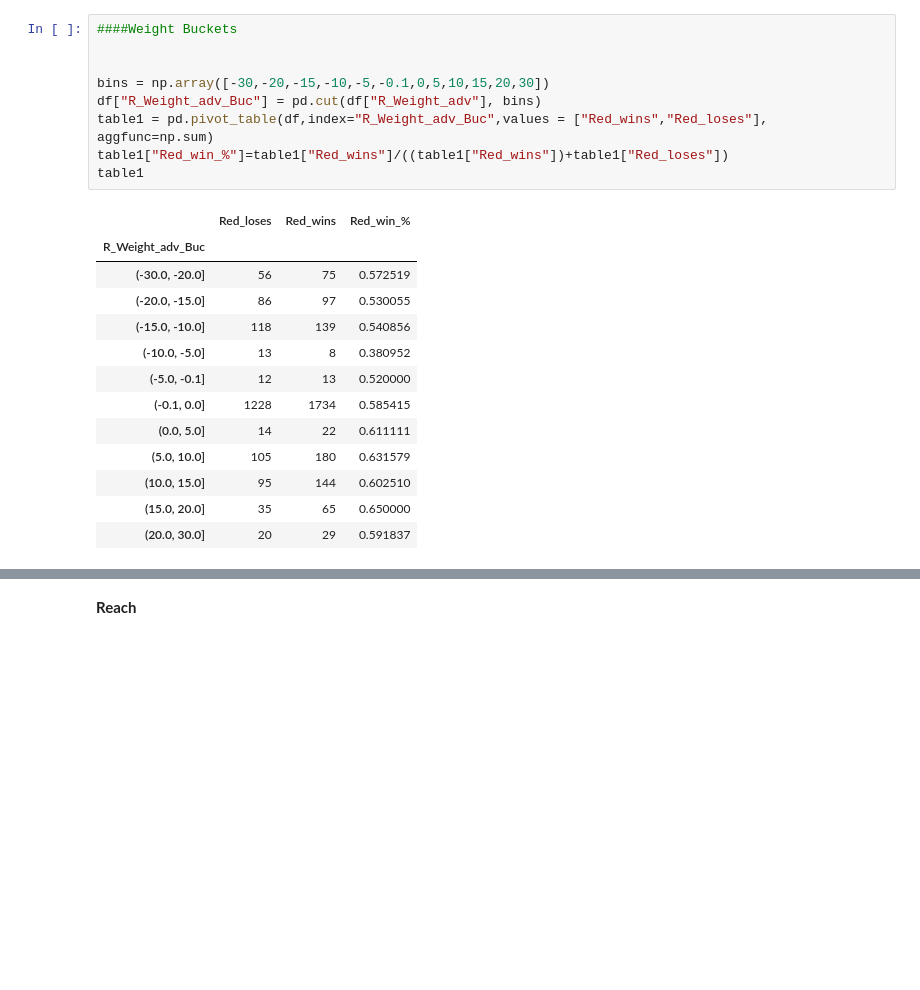
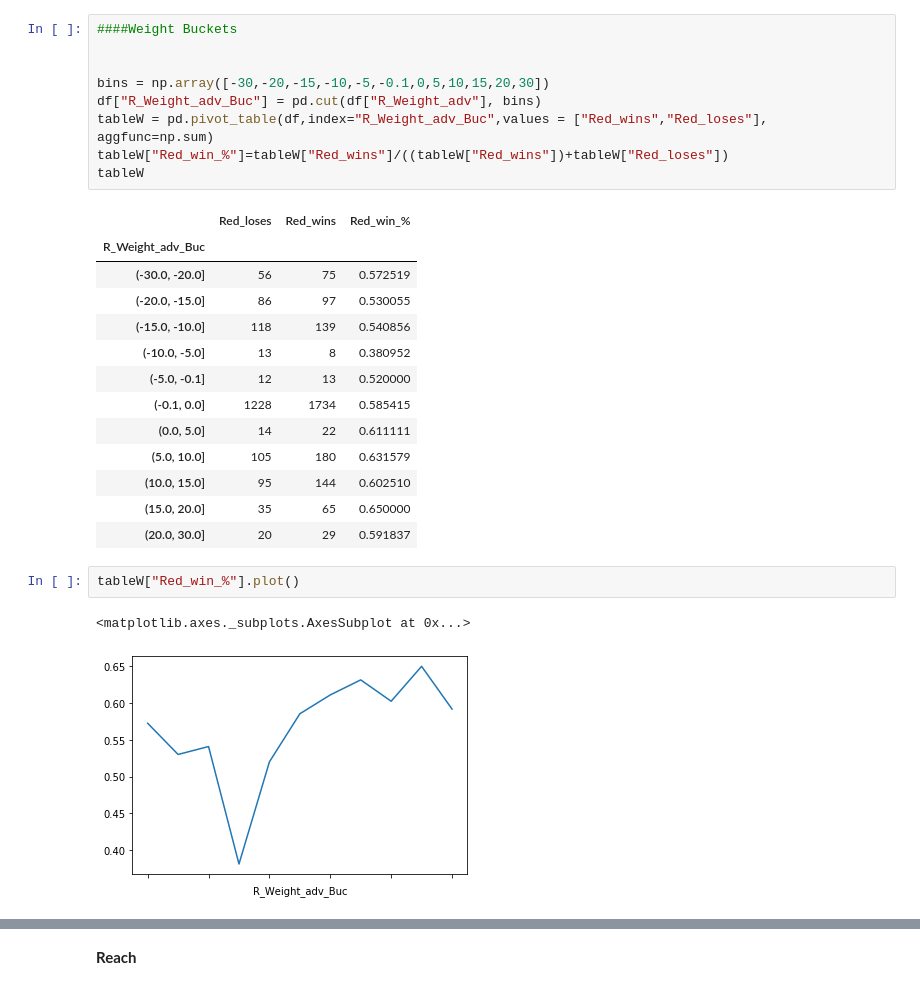
Before and after one commit to dariusdr95/UFC-Analysis, a Jupyter notebook: UFC Analysis.ipynb, the cells around one changed output, grey strips where cells are left out. Cells and saved outputs as stored; diff of their text form; blank space fills up the shorter version.

```diff
--- a/UFC Analysis.ipynb
+++ b/UFC Analysis.ipynb
@@ -126,9 +203,9 @@ df_weight.corr()
 
 bins = np.array([-30,-20,-15,-10,-5,-0.1,0,5,10,15,20,30])
 df["R_Weight_adv_Buc"] = pd.cut(df["R_Weight_adv"], bins)
-table1 = pd.pivot_table(df,index="R_Weight_adv_Buc",values = ["Red_wins","Red_loses"], aggfunc=np.sum)
-table1["Red_win_%"]=table1["Red_wins"]/((table1["Red_wins"])+table1["Red_loses"])
-table1
+tableW = pd.pivot_table(df,index="R_Weight_adv_Buc",values = ["Red_wins","Red_loses"], aggfunc=np.sum)
+tableW["Red_win_%"]=tableW["Red_wins"]/((tableW["Red_wins"])+tableW["Red_loses"])
+tableW
 # %% [output]
 |  | Red_loses | Red_wins | Red_win_% |
 | R_Weight_adv_Buc |  |  |  |
@@ -143,3 +220,8 @@ table1
 | (10.0, 15.0] | 95 | 144 | 0.602510 |
 | (15.0, 20.0] | 35 | 65 | 0.650000 |
 | (20.0, 30.0] | 20 | 29 | 0.591837 |
+# %%
+tableW["Red_win_%"].plot()
+# %% [output]
+<matplotlib.axes._subplots.AxesSubplot at 0x...>
+[figure, added]
```
Also changed, not shown: parts of 30 cells of this notebook, 1 other file.
